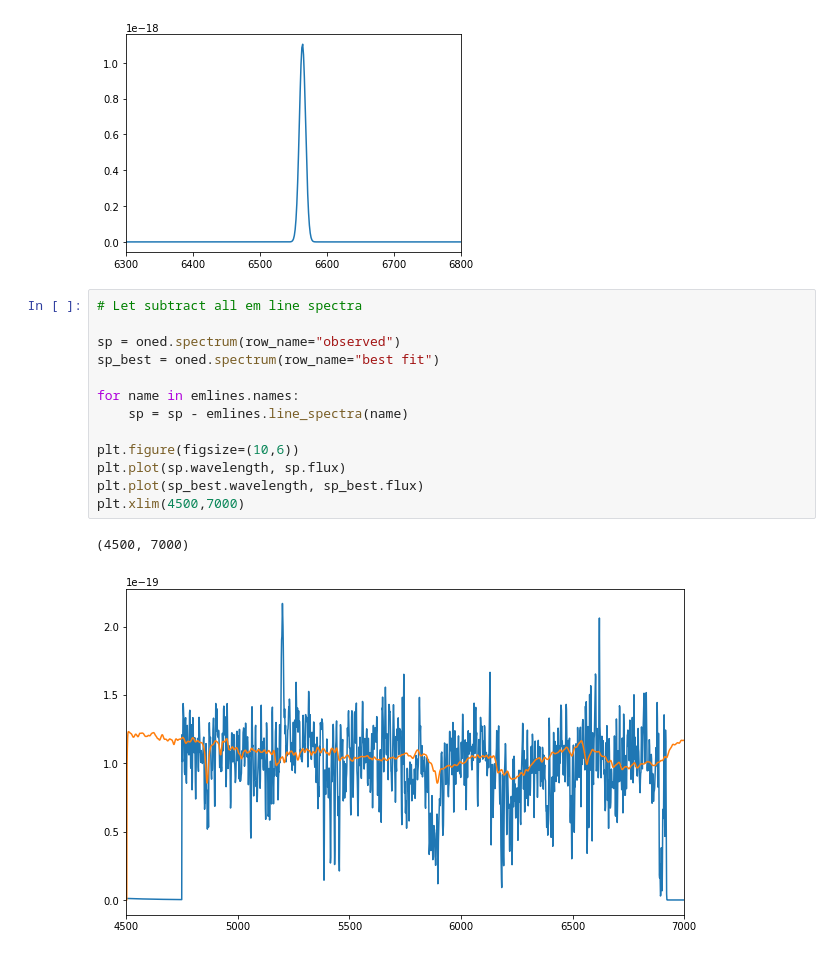
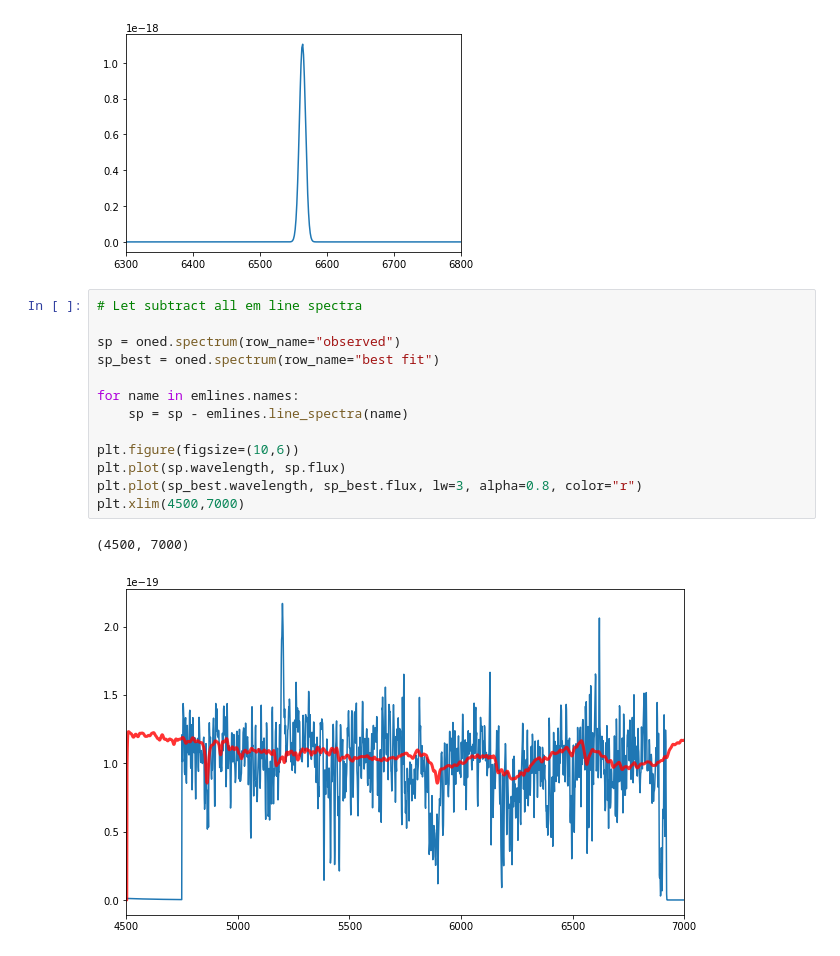
Before and after one commit to miguelverdugo/pyFADO, a Jupyter notebook: notebooks/example_pyFADO.ipynb, the cells around one changed output. Saved outputs shown, nothing was run; the diff lists cells and outputs as text.

```diff
--- a/notebooks/example_pyFADO.ipynb
+++ b/notebooks/example_pyFADO.ipynb
@@ -110,16 +110,16 @@ plt.xlim(6300,6800)
 # %%
 # Let subtract all em line spectra
 
 sp = oned.spectrum(row_name="observed")
 sp_best = oned.spectrum(row_name="best fit")
 
 for name in emlines.names:
     sp = sp - emlines.line_spectra(name)
 
 plt.figure(figsize=(10,6))
 plt.plot(sp.wavelength, sp.flux)
-plt.plot(sp_best.wavelength, sp_best.flux)
+plt.plot(sp_best.wavelength, sp_best.flux, lw=3, alpha=0.8, color="r")
 plt.xlim(4500,7000)
 # %% [output]
 (4500, 7000)
-[figure, old version]
+[figure, new version]
```
